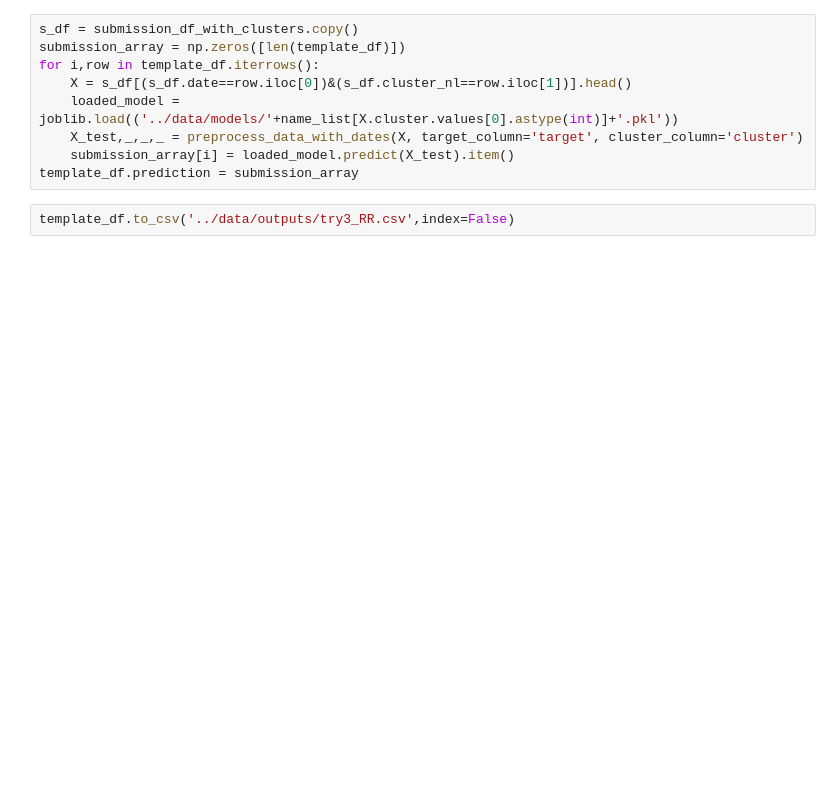
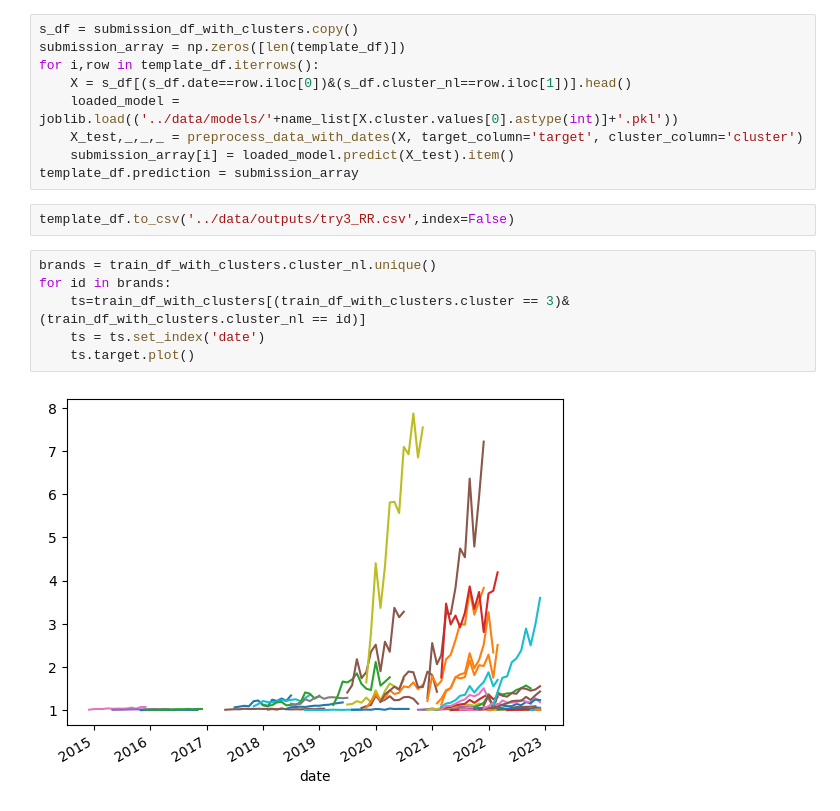
Before and after one commit to Bincowsky/Bonkis-Jake, a Jupyter notebook: notebooks/ramon_exclusive_notebook.ipynb, the cells around one changed output. Saved outputs shown, nothing was run; the diff lists cells and outputs as text; blank space fills up the shorter version.

```diff
--- a/notebooks/ramon_exclusive_notebook.ipynb
+++ b/notebooks/ramon_exclusive_notebook.ipynb
@@ -289,3 +327,11 @@ for i,row in template_df.iterrows():
 template_df.prediction = submission_array
 # %%
 template_df.to_csv('../data/outputs/try3_RR.csv',index=False)
+# %%
+brands = train_df_with_clusters.cluster_nl.unique()
+for id in brands:
+    ts=train_df_with_clusters[(train_df_with_clusters.cluster == 3)&(train_df_with_clusters.cluster_nl == id)]
+    ts = ts.set_index('date')
+    ts.target.plot()
+# %% [output]
+[figure, added]
```
Also changed, not shown: parts of 18 cells of this notebook, 5 other files.
